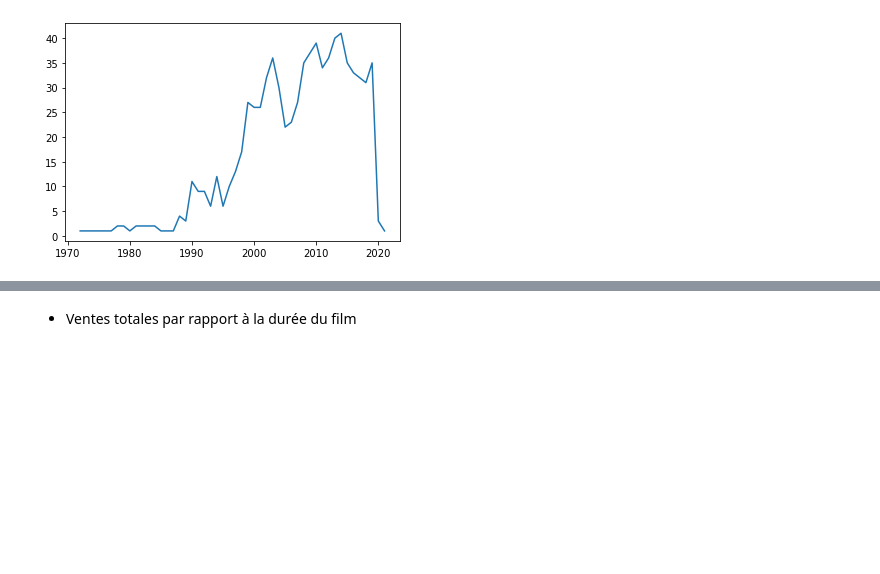
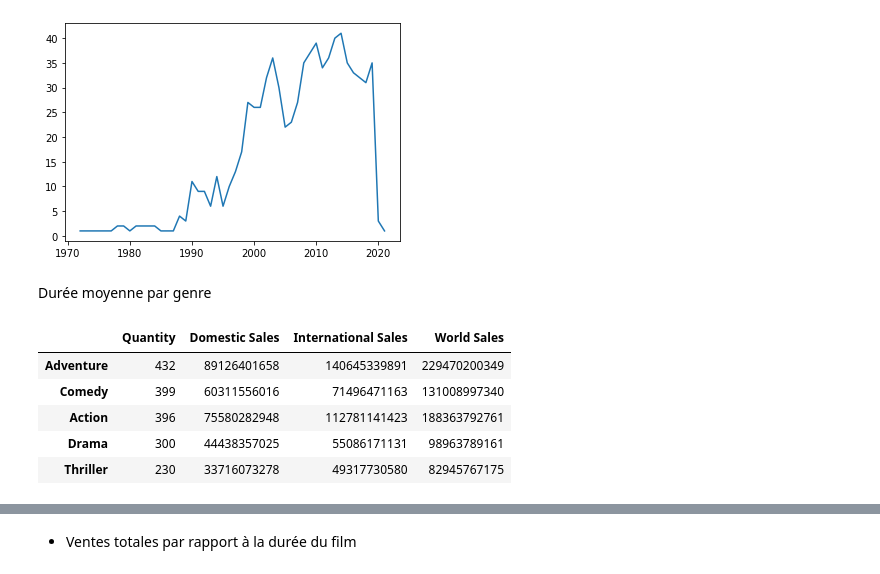
Before and after one commit to dalexmuro/Sujet04-Movies, a Jupyter notebook: analyse.ipynb, the cells around one changed output, grey strips where cells are left out. Cells and saved outputs as stored; diff of their text form; code cells hidden in the pictures; blank space fills up the shorter version.

```diff
--- a/analyse.ipynb
+++ b/analyse.ipynb
@@ -173,3 +175,14 @@ groupedByDate = df_movies.groupby(df_movies["Release Date"].dt.year).size()
 plt.plot(groupedByDate.index, groupedByDate.values);
 # %% [output]
 [figure]
+# %% [markdown]
+Durée moyenne par genre
+# %%
+genres.head()
+# %% [output]
+|  | Quantity | Domestic Sales | International Sales | World Sales |
+| Adventure | 432 | 89126401658 | 140645339891 | 229470200349 |
+| Comedy | 399 | 60311556016 | 71496471163 | 131008997340 |
+| Action | 396 | 75580282948 | 112781141423 | 188363792761 |
+| Drama | 300 | 44438357025 | 55086171131 | 98963789161 |
+| Thriller | 230 | 33716073278 | 49317730580 | 82945767175 |
```
Also changed, not shown: parts of 3 cells of this notebook, 1 other file.
